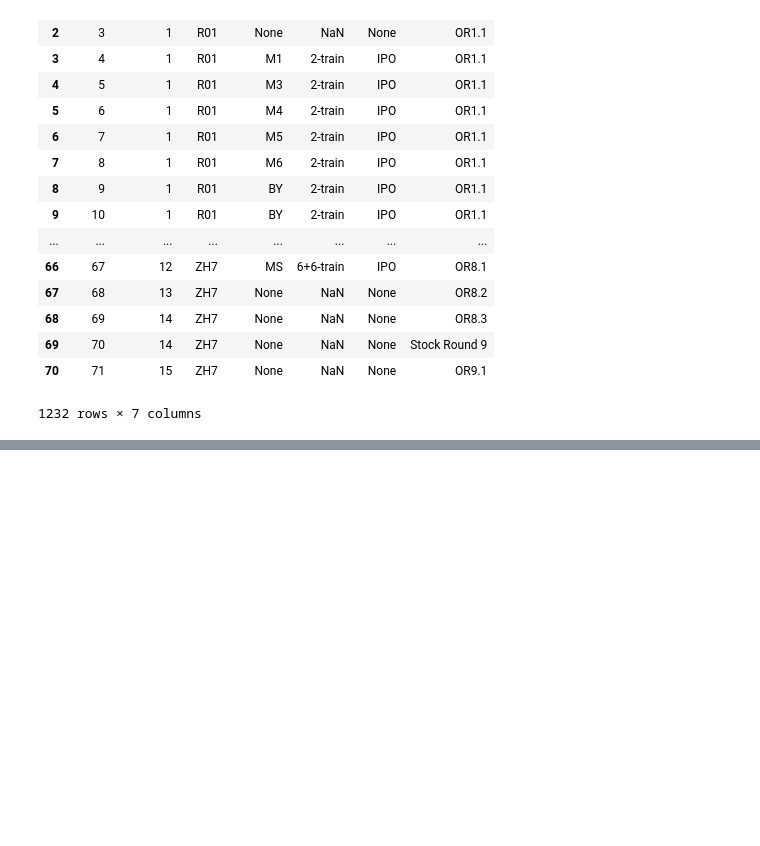
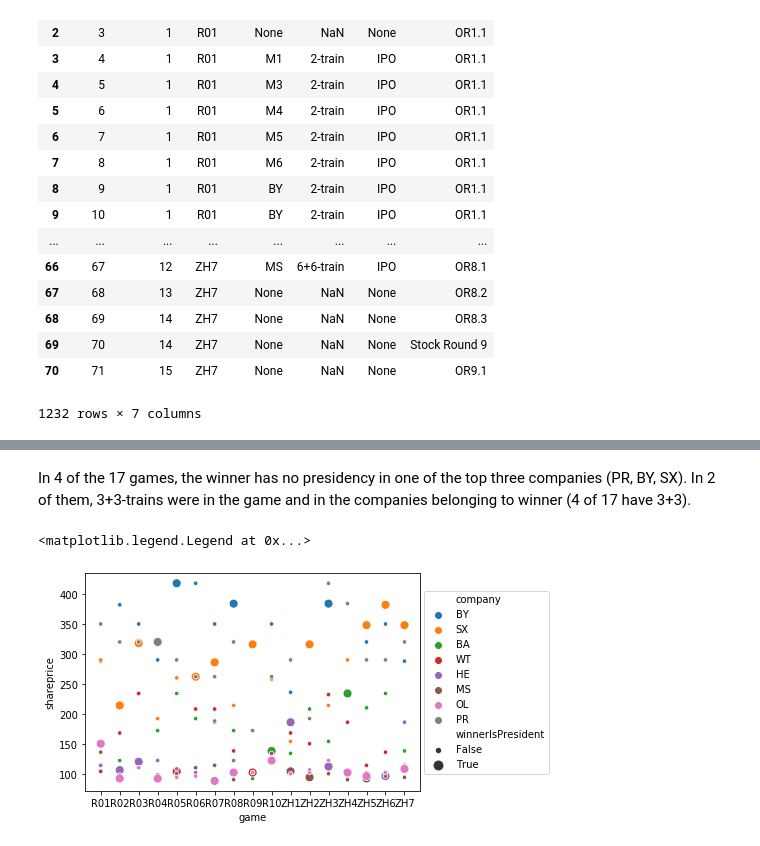
Before and after one commit to peter-de-boer/strategy1835, a Jupyter notebook: parse.ipynb, the cells around one changed output, grey strips where cells are left out. Drawn from its saved outputs; the diff is of its cells as text; code cells hidden in the pictures; blank space fills up the shorter version.

```diff
--- a/parse.ipynb
+++ b/parse.ipynb
@@ -491,0 +898,9 @@ df
+# %% [markdown]
+In 4 of the 17 games, the winner has no presidency in one of the top three companies (PR, BY, SX).
+In 2 of them, 3+3-trains were in the game and in the companies belonging to winner (4 of 17 have 3+3).
+# %%
+pl=sns.scatterplot(gms.game, gms.shareprice, hue=gms.company, size=gms.winnerIsPresident, sizes=[20, 80])
+pl.legend(loc='center right', bbox_to_anchor=(1.4, 0.5), ncol=1)
+# %% [output]
+<matplotlib.legend.Legend at 0x...>
+[figure, added]
```
Also changed, not shown: parts of 34 cells of this notebook, 1 other file.
